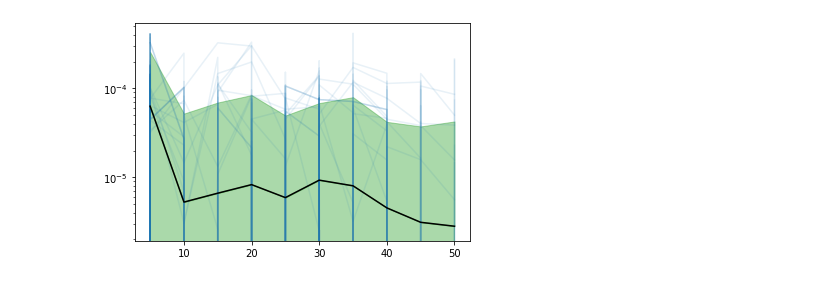
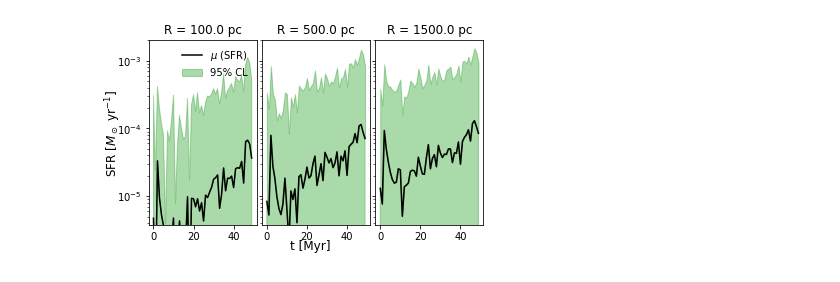
Before and after one commit to azton/phoenix_analysis, a Jupyter notebook: size_of-region_exploration.ipynb, the cells around one changed output. Cells and saved outputs as stored; diff of their text form; code cells hidden in the pictures.

```diff
--- a/size_of-region_exploration.ipynb
+++ b/size_of-region_exploration.ipynb
@@ -6,6 +9,6 @@ from analysis_helpers import *
 # %%
-sim = 'phx256-1'
-logs = glob.glob('C:/Users/azton/Projects/phoenix_analysis/size_of-bak/%s/*.json'%sim)
+sim = '*'
+logs = glob.glob('C:/Users/azton/Projects/phoenix_analysis/size_of-single/%s/*.json'%sim)
 with open(logs[0], 'r') as f:
     rq = json.load(f)
 for i, log in enumerate(logs):
@@ -16,14 +19,21 @@ for i, log in enumerate(logs):
             rq[k] = newd[k]
 tlen = 0
 tmax = 0
+n = 0
 for k in rq:
     if len(rq[k]['time']) > tlen: tlen = len(rq[k]['time'])
     dt = max(rq[k]['time']) - min(rq[k]['time'])
     if dt > tmax: tmax = dt
-print('Time Length: %d, Model_Time = %0.1f'%(tlen, tmax))
+    n+= 1
+print('%d Samples; Time Length: %d, Model_Time = %0.1f'%(n,tlen, tmax))
 for k in rq:
     for kk in rq[k]:
         print(kk)
     break
+uni_pids = []
+for k in rq:
+    if k not in uni_pids:
+        uni_pids.append(k)
+print('%d Unique PIDS as keys '%len(uni_pids))
 dt = tmax / tlen
 # %% [output]
@@ -152,38 +293,53 @@ ax2.plot(time[1:], fwstar, color='k', linestyle=':')
 # %%
-sfrs = []
-fig, ax = plt.subplots()
+fig, axx = plt.subplots(1,3, figsize=(6,3.4), sharex=True, sharey=True)
 timebins = np.arange(0, tmax+1, dt)
-print(timebins)
+for jj, r in enumerate([100, 500, 1500]):
+    sfrs = []
+    n_all = []
+    for j, k in enumerate(rq):
+        try:
+            p2pos = np.array(rq[k]['p2_star_position'][-1])
+            bc = np.array(rq[k]['region_center'][-1])
+        except:
+            continue
+        p2dist = np.array([np.linalg.norm(p2 - bc) for p2 in p2pos])
+        mass_time = np.zeros_like(timebins)
+        all_mass = np.array(rq[k]['p2_star_masses'][-1])[p2dist < r]
+        n_all.append(len(all_mass))
+        all_ctime = np.array(rq[k]['p2_star_ctime'][-1])[p2dist < r]
+        first_time = min(rq[k]['time'])
+        last_time = max(rq[k]['time'])
+        all_ctime = all_ctime - first_time
+        dtotal = last_time - first_time
+    #     all_mass[all_mass < 1e-5] *= 1e20
 
-for j, k in enumerate(rq):
-    mass_time = np.zeros_like(timebins)
-    all_mass = np.array(rq[k]['p3_all_mass'][-1])
-    all_ctime = np.array(rq[k]['p3_all_ctime'][-1])
-    all_ctime = all_ctime - first_time
-    first_time = min(rq[k]['time'])
-    last_time = max(rq[k]['time'])
-    dtotal = last_time - first_time
-    all_mass[all_mass < 1e-5] *= 1e20
+        if dtotal < 4: continue
 
-    if dtotal < 4: continue
+        cbinned = np.digitize(all_ctime, timebins, right=False)
+        for i, bin in enumerate(cbinned):
+            if bin >= timebins.size:
+                continue
+            mass_time[bin] += all_mass[i]
+        mt = np.cumsum(mass_time)
+        dmdt = [(mt[i] - mt[i-1]) / (dt*1e6) for i in range(1, len(mt))]
+        while len(dmdt) < tlen:
+            dmdt.append(0)
+        sfrs.append(dmdt)
+    #     ax.plot(timebins[1:], dmdt, alpha=0.1, color='tab:blue')
+    sfrs = np.array(sfrs)
+    meansfrs = np.average(sfrs, axis=0)
+    sfrstd = np.std(sfrs, axis=0)
+    ax = axx[jj]
+    ax.plot(timebins[:-1], meansfrs, alpha=1, color='k', label='$\mu$ (SFR)')
+    ax.fill_between(timebins[:-1], meansfrs, meansfrs+1.97*sfrstd, color='tab:green',alpha=0.4, label='95% CL')
+    ax.fill_between(timebins[:-1], meansfrs, meansfrs-1.97*sfrstd, color='tab:green',alpha=0.4)
+    ax.set_yscale('log')
+    ax.set_title('R = %0.1f pc'%r)
 
-    cbinned = np.digitize(all_ctime, timebins, right=False)
-    for i, bin in enumerate(cbinned):
-        if bin >= timebins.size:
-            continue
-        mass_time[bin] += all_mass[i]
-    mt = np.cumsum(mass_time)
-    dmdt = [(mt[i] - mt[i-1]) / (dt*1e6) for i in range(1, len(mt))]
-    while len(dmdt) < tlen:
-        dmdt.append(0)
-    sfrs.append(dmdt)
-    ax.plot(timebins[1:], dmdt, alpha=0.1, color='tab:blue')
-sfrs = np.array(sfrs)
-
-meansfrs = np.average(sfrs, axis=0)
-sfrstd = np.std(sfrs, axis=0)
-ax.plot(timebins[1:], meansfrs, alpha=1, color='k')
-ax.fill_between(timebins[1:], meansfrs, meansfrs+1.97*sfrstd, color='tab:green',alpha=0.4)
-ax.fill_between(timebins[1:], meansfrs, meansfrs-1.97*sfrstd, color='tab:green',alpha=0.4)
-ax.set_yscale('log')
+axx[0].legend(frameon=False)
+plt.subplots_adjust(wspace=0.05)
+fig.supylabel('SFR [$M_\odot$ yr$^{-1}$]')
+fig.supxlabel('t [Myr]')
+plt.savefig("images/p2_sfr_by_region.pdf", bbox_inches='tight')
+print(np.average(n_all), np.std(n_all), np.median(n_all))
 # %% [output]
@@ -192 +347 @@ ax.set_yscale('log')
-[figure, old version]
+[figure, new version]
```
Also changed, not shown: parts of 16 cells of this notebook, 7 other files.
